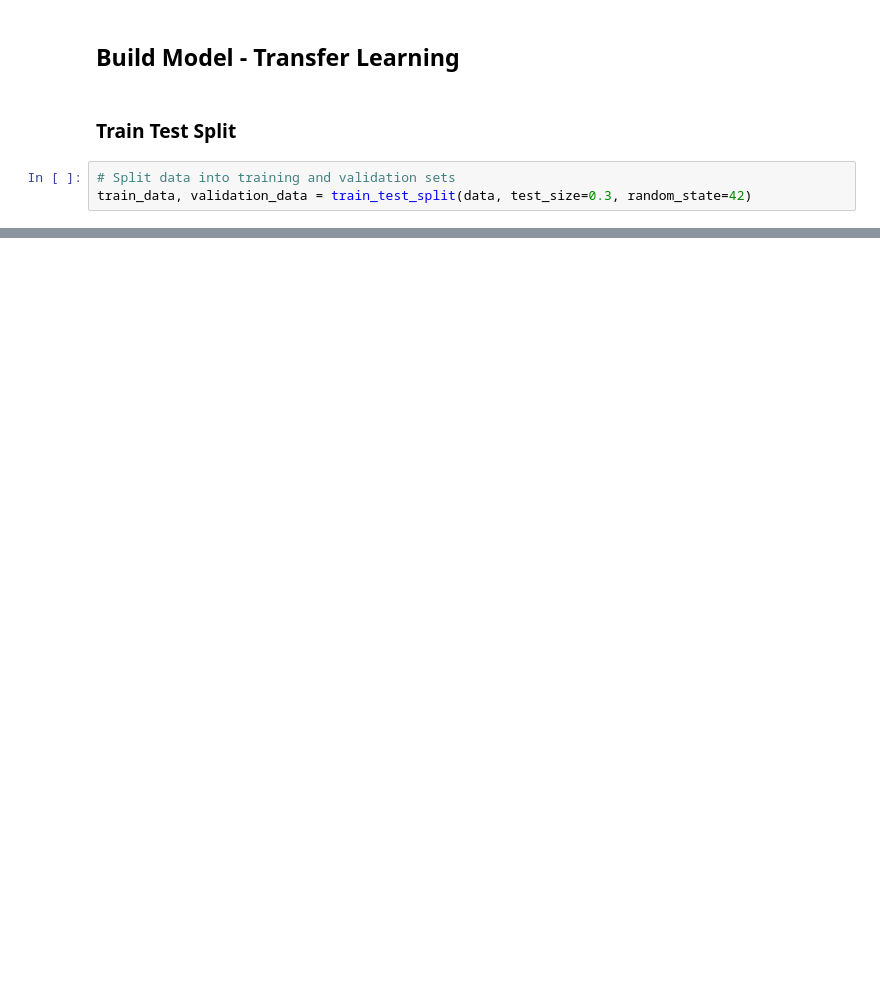
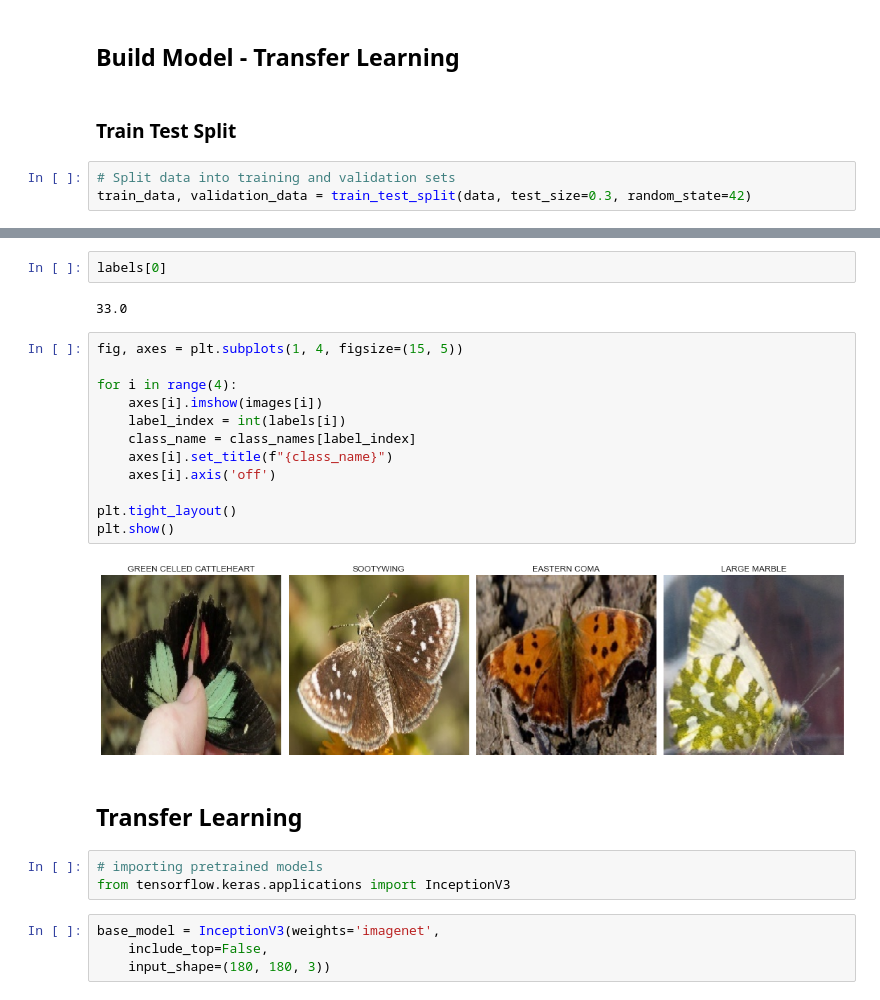
Before and after one commit to S-Khunt/object-detection, a Jupyter notebook: Butterfly_Image_Classification.ipynb, the cells around one changed output, grey strips where cells are left out. Saved outputs shown, nothing was run; the diff lists cells and outputs as text; blank space fills up the shorter version.

Commit message:
model fitting

```diff
--- a/Butterfly_Image_Classification.ipynb
+++ b/Butterfly_Image_Classification.ipynb
@@ -132,0 +231,27 @@ train_data
+# %%
+labels[0]
+# %% [output]
+33.0
+# %%
+fig, axes = plt.subplots(1, 4, figsize=(15, 5))
+
+for i in range(4):
+    axes[i].imshow(images[i])
+    label_index = int(labels[i])
+    class_name = class_names[label_index]
+    axes[i].set_title(f"{class_name}")
+    axes[i].axis('off')
+
+plt.tight_layout()
+plt.show()
+# %% [output]
+[figure, added]
+# %% [markdown]
+## Transfer Learning
+# %%
+# importing pretrained models
+from tensorflow.keras.applications import InceptionV3
+# %%
+base_model = InceptionV3(weights='imagenet',
+    include_top=False,
+    input_shape=(180, 180, 3))
```
Also changed, not shown: parts of 15 cells of this notebook.
